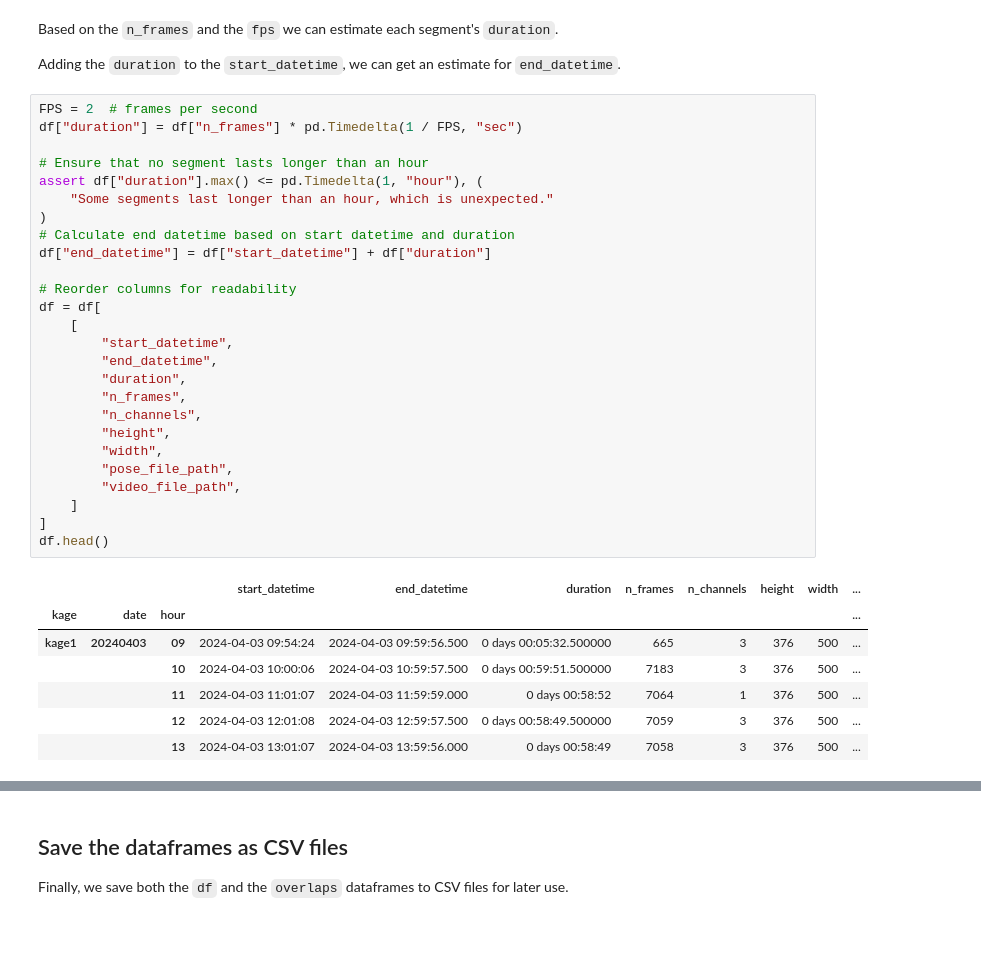
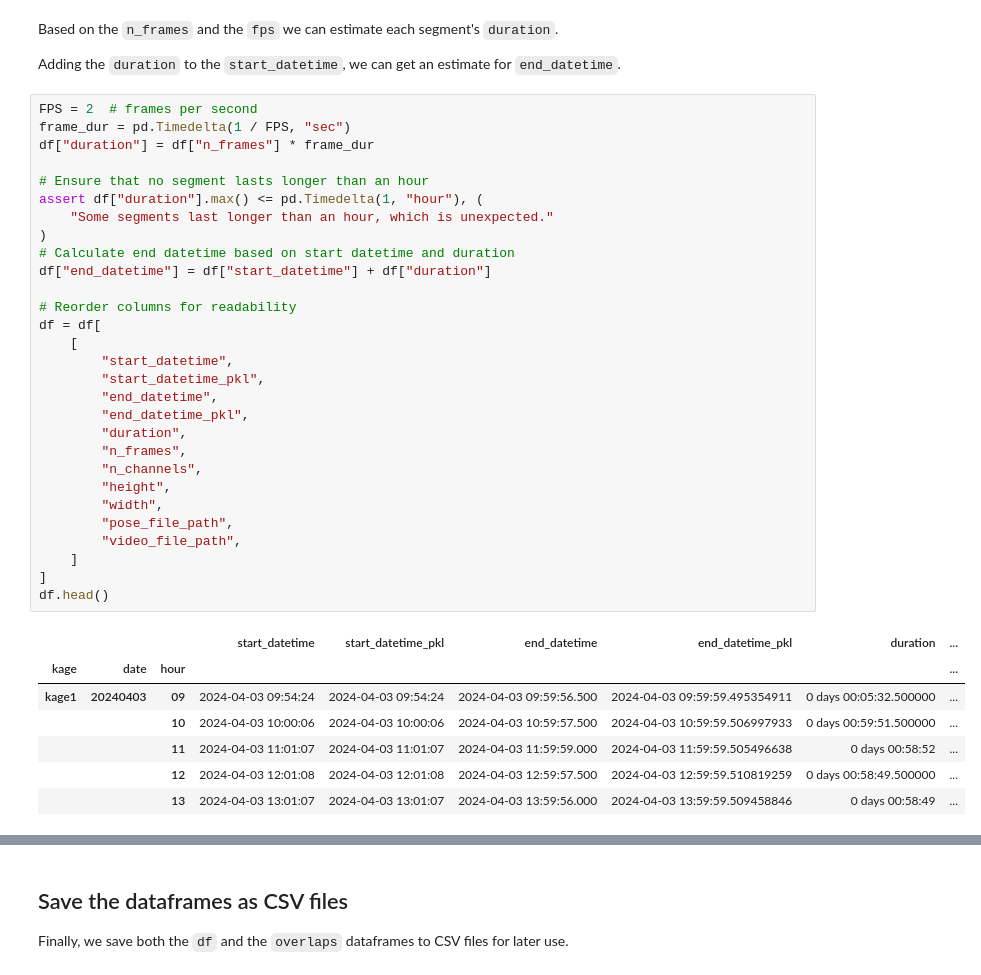
Before and after one commit to neuroinformatics-unit/smart-kages-movement, a Jupyter notebook: notebooks/01_parse_data_into_df.ipynb, the cells around one changed output, grey strips where cells are left out. Cells and saved outputs as stored; diff of their text form; blank space fills up the shorter version.

```diff
--- a/notebooks/01_parse_data_into_df.ipynb
+++ b/notebooks/01_parse_data_into_df.ipynb
@@ -133,35 +130,38 @@ Based on the `n_frames` and the `fps` we can estimate each segment's `duration`.
 Adding the `duration` to the `start_datetime`, we can get an estimate for `end_datetime`.
 # %%
 FPS = 2  # frames per second
-df["duration"] = df["n_frames"] * pd.Timedelta(1 / FPS, "sec")
+frame_dur = pd.Timedelta(1 / FPS, "sec")
+df["duration"] = df["n_frames"] * frame_dur
 
 # Ensure that no segment lasts longer than an hour
 assert df["duration"].max() <= pd.Timedelta(1, "hour"), (
     "Some segments last longer than an hour, which is unexpected."
 )
 # Calculate end datetime based on start datetime and duration
 df["end_datetime"] = df["start_datetime"] + df["duration"]
 
 # Reorder columns for readability
 df = df[
     [
         "start_datetime",
+        "start_datetime_pkl",
         "end_datetime",
+        "end_datetime_pkl",
         "duration",
         "n_frames",
         "n_channels",
         "height",
         "width",
         "pose_file_path",
         "video_file_path",
     ]
 ]
 df.head()
 # %% [output]
-|  |  |  | start_datetime | end_datetime | duration | n_frames | n_channels | height | width | ... |
-| kage | date | hour |  |  |  |  |  |  |  | ... |
-| kage1 | 20240403 | 09 | 2024-04-03 09:54:24 | 2024-04-03 09:59:56.500 | 0 days 00:05:32.500000 | 665 | 3 | 376 | 500 | ... |
-|  |  | 10 | 2024-04-03 10:00:06 | 2024-04-03 10:59:57.500 | 0 days 00:59:51.500000 | 7183 | 3 | 376 | 500 | ... |
-|  |  | 11 | 2024-04-03 11:01:07 | 2024-04-03 11:59:59.000 | 0 days 00:58:52 | 7064 | 1 | 376 | 500 | ... |
-|  |  | 12 | 2024-04-03 12:01:08 | 2024-04-03 12:59:57.500 | 0 days 00:58:49.500000 | 7059 | 3 | 376 | 500 | ... |
-|  |  | 13 | 2024-04-03 13:01:07 | 2024-04-03 13:59:56.000 | 0 days 00:58:49 | 7058 | 3 | 376 | 500 | ... |
+|  |  |  | start_datetime | start_datetime_pkl | end_datetime | end_datetime_pkl | duration | ... |
+| kage | date | hour |  |  |  |  |  | ... |
+| kage1 | 20240403 | 09 | 2024-04-03 09:54:24 | 2024-04-03 09:54:24 | 2024-04-03 09:59:56.500 | 2024-04-03 09:59:59.495354911 | 0 days 00:05:32.500000 | ... |
+|  |  | 10 | 2024-04-03 10:00:06 | 2024-04-03 10:00:06 | 2024-04-03 10:59:57.500 | 2024-04-03 10:59:59.506997933 | 0 days 00:59:51.500000 | ... |
+|  |  | 11 | 2024-04-03 11:01:07 | 2024-04-03 11:01:07 | 2024-04-03 11:59:59.000 | 2024-04-03 11:59:59.505496638 | 0 days 00:58:52 | ... |
+|  |  | 12 | 2024-04-03 12:01:08 | 2024-04-03 12:01:08 | 2024-04-03 12:59:57.500 | 2024-04-03 12:59:59.510819259 | 0 days 00:58:49.500000 | ... |
+|  |  | 13 | 2024-04-03 13:01:07 | 2024-04-03 13:01:07 | 2024-04-03 13:59:56.000 | 2024-04-03 13:59:59.509458846 | 0 days 00:58:49 | ... |
```
Also changed, not shown: parts of 14 cells of this notebook, 2 other files.
